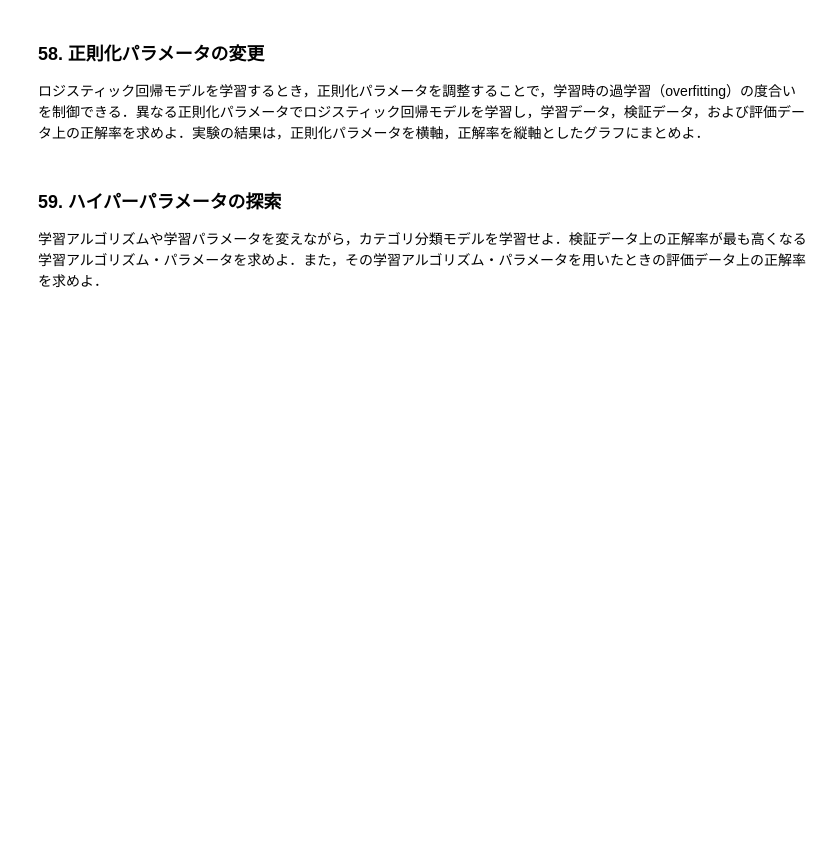
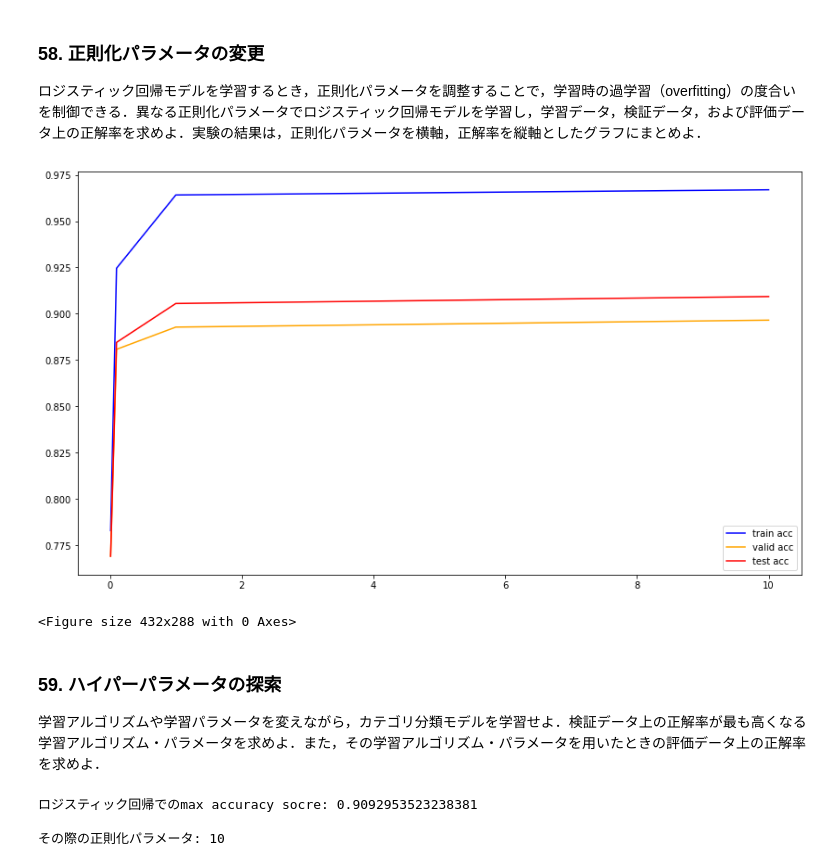
Before and after one commit to 223mle/NLP-100knocks, a Jupyter notebook: ch06.ipynb, the cells around one changed output. Cells and saved outputs as stored; diff of their text form; code cells hidden in the pictures; blank space fills up the shorter version.

Commit message:
solved ~59. ロジスティック回帰の学習に結構時間がかかる.

```diff
--- a/ch06.ipynb
+++ b/ch06.ipynb
@@ -124,0 +206,10 @@ X_test_feature.to_csv('./test.feature.txt', sep='\t', index=False, header=None)
+# %%
+coefs = clf.coef_
+vocabulary_ = joblib.load('/content/vocabulary_.joblib')
+# coefs.shape->(4, 14076)
+for c in coefs:
+    d = dict(zip(vocabulary_, c))
+    d_top = sorted(d.items(), key=lambda x: abs(x[1]), reverse=True)[:10]
+    print(d_top)
+    d_bottom = sorted(d.items(), key=lambda x: abs(x[1]), reverse=False)[:10]
+    print(d_bottom, '\n')
@@ -125,6 +228,47 @@ X_test_feature.to_csv('./test.feature.txt', sep='\t', index=False, header=None)
 # %% [markdown]
 ### 58. 正則化パラメータの変更
 ロジスティック回帰モデルを学習するとき，正則化パラメータを調整することで，学習時の過学習（overfitting）の度合いを制御できる．異なる正則化パラメータでロジスティック回帰モデルを学習し，学習データ，検証データ，および評価データ上の正解率を求めよ．実験の結果は，正則化パラメータを横軸，正解率を縦軸としたグラフにまとめよ．
+# %%
+%matplotlib inline
+import matplotlib.pyplot as plt
+
+X_train = pd.read_table('./train.feature.txt', header=None)
+X_valid = pd.read_table('./valid.feature.txt', header=None)
+X_test = pd.read_table('./test.feature.txt', header=None)
+y_train = pd.read_table('./train.txt', header=None)[1]
+y_valid = pd.read_table('./valid.txt', header=None)[1]
+y_test = pd.read_table('./test.txt', header=None)[1]
+# %%
+C_list = [0.01, 0.1, 1.0, 10]
+train_acc = []
+valid_acc = []
+test_acc = []
+
+for c in C_list:
+    clf = LogisticRegression(solver='sag', random_state=0, C=c)
+    clf.fit(X_train, y_train)
+    train_acc.append(accuracy_score(y_train, clf.predict(X_train)))
+    valid_acc.append(accuracy_score(y_valid, clf.predict(X_valid)))
+    test_acc.append(accuracy_score(y_test, clf.predict(X_test)))
+
+plt.figure(figsize=(14, 8))
+plt.plot(C_list, train_acc, label='train acc', color='blue')
+plt.plot(C_list, valid_acc, label='valid acc', color='orange')
+plt.plot(C_list, test_acc, label='test acc', color='red')
+plt.legend()
+plt.show()
+plt.savefig('./ans58.png')
+# %% [output]
+[figure, added]
+<Figure size 432x288 with 0 Axes>
 # %% [markdown]
 ### 59. ハイパーパラメータの探索
 学習アルゴリズムや学習パラメータを変えながら，カテゴリ分類モデルを学習せよ．検証データ上の正解率が最も高くなる学習アルゴリズム・パラメータを求めよ．また，その学習アルゴリズム・パラメータを用いたときの評価データ上の正解率を求めよ．
+# %%
+# ロジスティック回帰
+print(f'ロジスティック回帰でのmax accuracy socre: {max(test_acc)}', '\n')
+print(f'その際の正則化パラメータ: {C_list[test_acc.index(max(test_acc))]}', '\n')
+# %% [output]
+ロジスティック回帰でのmax accuracy socre: 0.9092953523238381
+
+その際の正則化パラメータ: 10
```
Also changed, not shown: parts of 12 cells of this notebook.
